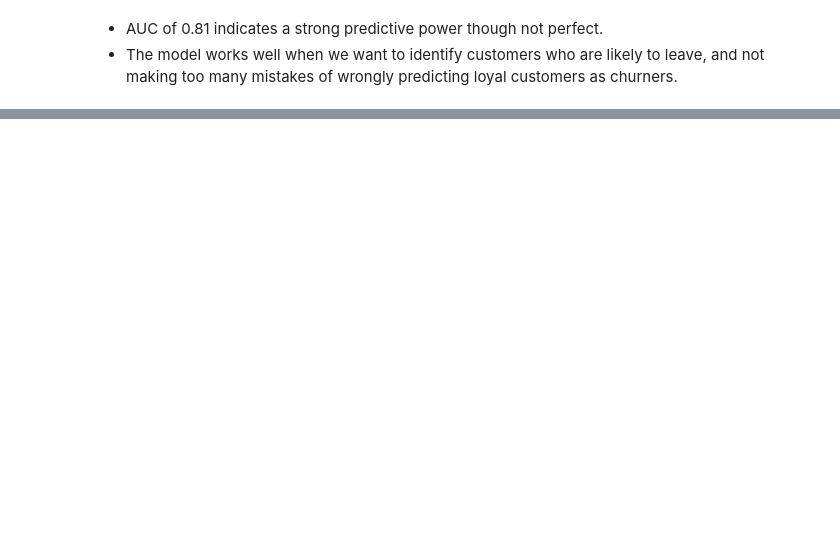
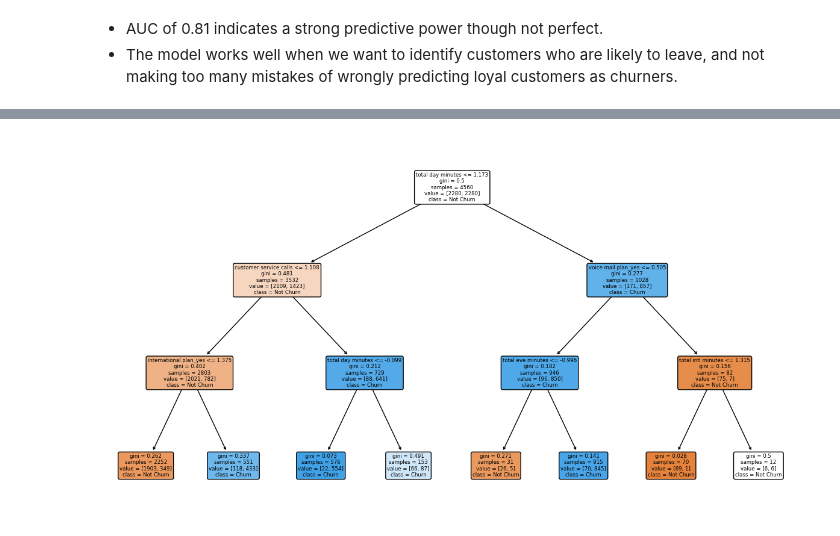
Before and after one commit to Jesse-ngugi99/GROUP_8_PHASE_THREE, a Jupyter notebook: index.ipynb, the cells around one changed output, grey strips where cells are left out. Saved outputs shown, nothing was run; the diff lists cells and outputs as text; code cells hidden in the pictures; blank space fills up the shorter version.

```diff
--- a/index.ipynb
+++ b/index.ipynb
@@ -507,0 +520,13 @@ plt.show()
+# %%
+# plot decision tree
+plt.figure(figsize=(15, 8))
+tree.plot_tree(
+    dt_model,
+    feature_names=X.columns,
+    class_names=["Not Churn", "Churn"],
+    filled=True,
+    rounded=True
+)
+plt.show()
+# %% [output]
+[figure, added]
```
Also changed, not shown: parts of 20 cells of this notebook.
